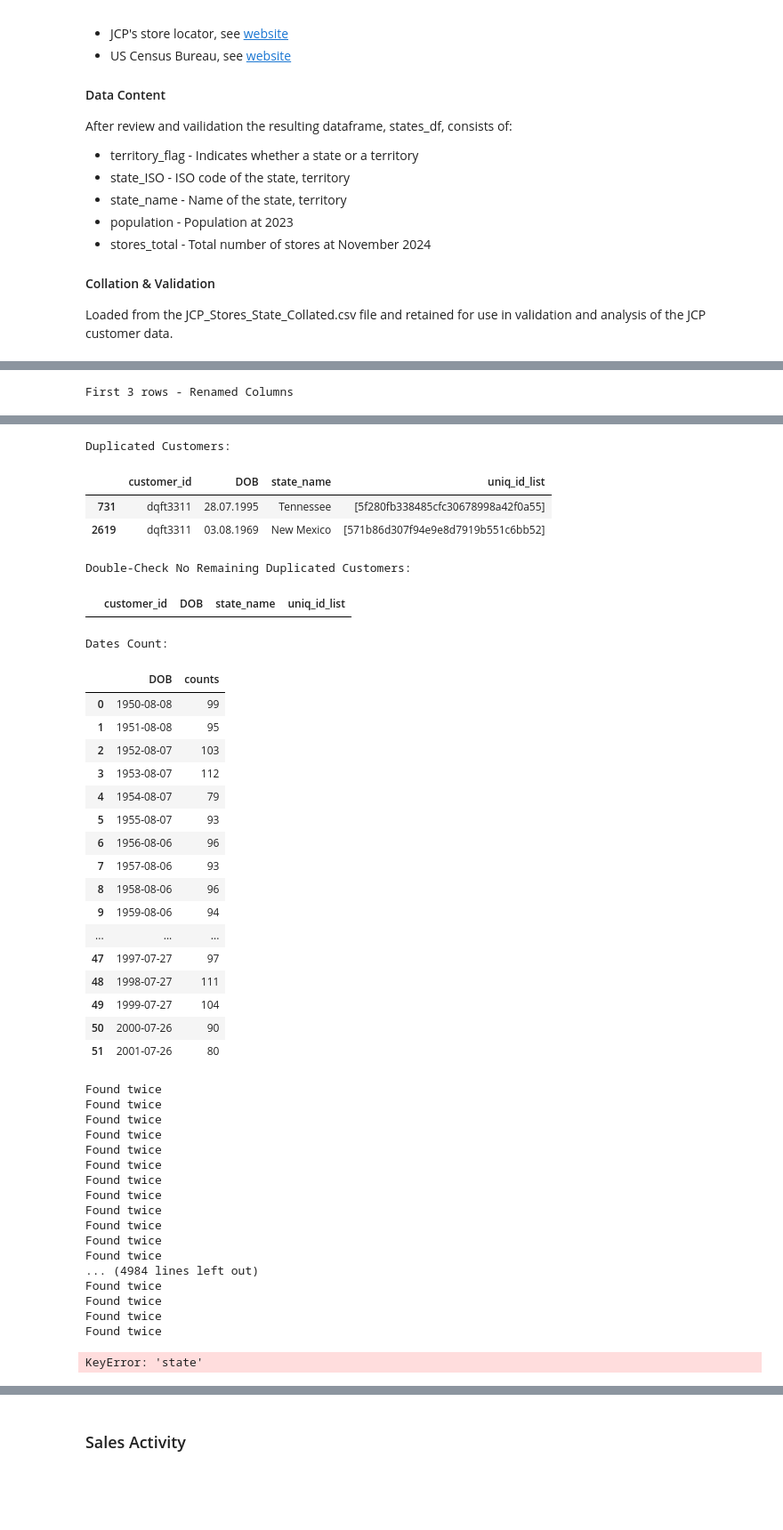
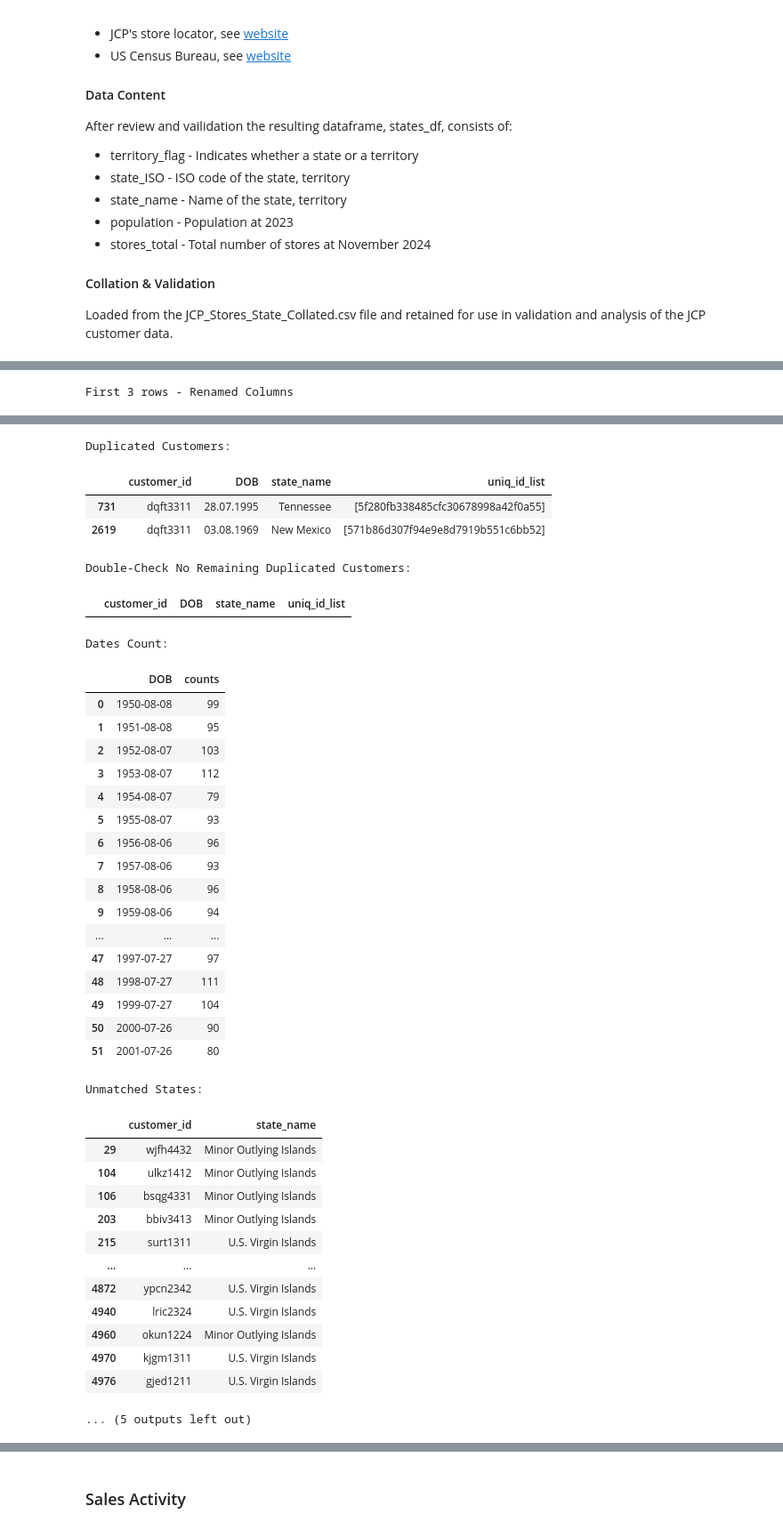
Before and after one commit to StuartG24/Retail_Data_Analysis, a Jupyter notebook: Report_Draft.ipynb, the cells around one changed output, grey strips where cells are left out. Shown: that part at 89% size. Saved outputs shown, nothing was run; the diff lists cells and outputs as text; code cells hidden in the pictures; blank space fills up the shorter version.

```diff
--- a/Report_Draft.ipynb
+++ b/Report_Draft.ipynb
@@ -377,35 +369,39 @@ display(dates)
 # Drop the date as looks artifically generated and so of no real use in later analysis
 # customers_df = customers_df.drop('DOB', axis=1)
 
-# States validate
-for row in customers_df.itertuples():
-    #print(row.state_name)
-    found = get_state_ISO(row.state_name)
-    if found is None or found.empty:
-        print(row)
-    else:
-        print('Found twice')
+# States validation - lookup ISO codes, add to customer data and check for invalid matches
+customers_df['state_ISO'] = customers_df['state_name'].apply(lambda x: get_state(x)['state_ISO'] if get_state(x) is not None else None)
+unmatched_states = customers_df[customers_df['state_ISO'].isnull()]
+print(f'Unmatched States:')
+display(unmatched_states[['customer_id', 'state_name']])
 
+# Names mismatch for US Virgin Islands and US Minor Outlying Islands
+customers_df.replace('U.S. Virgin Islands', 'US Virgin Islands', inplace=True)
+customers_df.replace('Minor Outlying Islands', 'US Minor Outlying Islands', inplace=True)
 
-#customers_df['state_ISO'] = customers_df.apply[lambda ISO: ]
+# Repeat the checks & drop state_name if all ISO populated
+customers_df['state_ISO'] = customers_df['state_name'].apply(lambda x: get_state(x)['state_ISO'] if get_state(x) is not None else None)
+unmatched_states = customers_df[customers_df['state_ISO'].isnull()]
+print(f'Unmatched States:')
+display(unmatched_states[['customer_id', 'state_name']])
 
-#temp = pd.merge(customers_df, states_df, on='state_name', how='left')
-#filtered = temp['state_ISO'].isnull()
+# Drop the state name, rely on the ISO code and states lookup
+if len(unmatched_states) != 0:
+    raise Exception(f'Cannot match: {len(unmatched_states)} states')
+customers_df = customers_df.drop('state_name', axis=1)
 
-
-
-states = customers_df.groupby('state').size().reset_index(name='counts')
+# Visual check on state details
+states = customers_df.groupby('state_ISO').size().reset_index(name='counts')
 print(f'Customers by State:')
 display(states)
 
 # Reviewed validate
-# TODO: x-check these to sails activity and to reviews to make sure consistent
+# TODO: x-check these to sales activity and to reviews to make sure consistent
 
 # Tidy up
-del duplicates_flag
-del duplicated
+del duplicates_flag, duplicated, dup_count, new_id, row
 del dates
-del states
+del unmatched_states, states
 # %% [output]
 Summary for customers
 |  | Count | Missing | Empty | Unique | Type | String | Int | Float | List |
@@ -415,51 +411,47 @@ Summary for customers
 | uniq_id_list | 5000 | 0 | 0 | 4030 | object | 0 | 0 | 0 | 5000 |
 First 3 rows - Renamed Columns
 |  | customer_id | DOB | state_name | uniq_id_list |
 | 0 | bkpn1412 | 31.07.1983 | Oregon | [cea76118f6a9110a893de2b7654319c0] |
 | 1 | gqjs4414 | 27.07.1998 | Massachusetts | [fa04fe6c0dd5189f54fe600838da43d3] |
 | 2 | eehe1434 | 08.08.1950 | Idaho | [] |
 Duplicated Customers:
 |  | customer_id | DOB | state_name | uniq_id_list |
 | 731 | dqft3311 | 28.07.1995 | Tennessee | [5f280fb338485cfc30678998a42f0a55] |
 | 2619 | dqft3311 | 03.08.1969 | New Mexico | [571b86d307f94e9e8d7919b551c6bb52] |
 Double-Check No Remaining Duplicated Customers:
 |  | customer_id | DOB | state_name | uniq_id_list |
 Dates Count:
 |  | DOB | counts |
 | 0 | 1950-08-08 | 99 |
 | 1 | 1951-08-08 | 95 |
 | 2 | 1952-08-07 | 103 |
 | 3 | 1953-08-07 | 112 |
 | 4 | 1954-08-07 | 79 |
 | 5 | 1955-08-07 | 93 |
 | 6 | 1956-08-06 | 96 |
 | 7 | 1957-08-06 | 93 |
 | 8 | 1958-08-06 | 96 |
 | 9 | 1959-08-06 | 94 |
 | ... | ... | ... |
 | 47 | 1997-07-27 | 97 |
 | 48 | 1998-07-27 | 111 |
 | 49 | 1999-07-27 | 104 |
 | 50 | 2000-07-26 | 90 |
 | 51 | 2001-07-26 | 80 |
-Found twice
-Found twice
-Found twice
-Found twice
-Found twice
-Found twice
-Found twice
-Found twice
-Found twice
-Found twice
-Found twice
-Found twice
-... (4984 lines left out)
-Found twice
-Found twice
-Found twice
-Found twice
+Unmatched States:
+|  | customer_id | state_name |
+| 29 | wjfh4432 | Minor Outlying Islands |
+| 104 | ulkz1412 | Minor Outlying Islands |
+| 106 | bsqg4331 | Minor Outlying Islands |
+| 203 | bbiv3413 | Minor Outlying Islands |
+| 215 | surt1311 | U.S. Virgin Islands |
+| ... | ... | ... |
+| 4872 | ypcn2342 | U.S. Virgin Islands |
+| 4940 | lric2324 | U.S. Virgin Islands |
+| 4960 | okun1224 | Minor Outlying Islands |
+| 4970 | kjgm1311 | U.S. Virgin Islands |
+| 4976 | gjed1211 | U.S. Virgin Islands |
-KeyError: 'state'
+... (5 outputs left out)
 # %% [markdown]
 ### Data Structure
 
```
Also changed, not shown: parts of 4 cells of this notebook.
